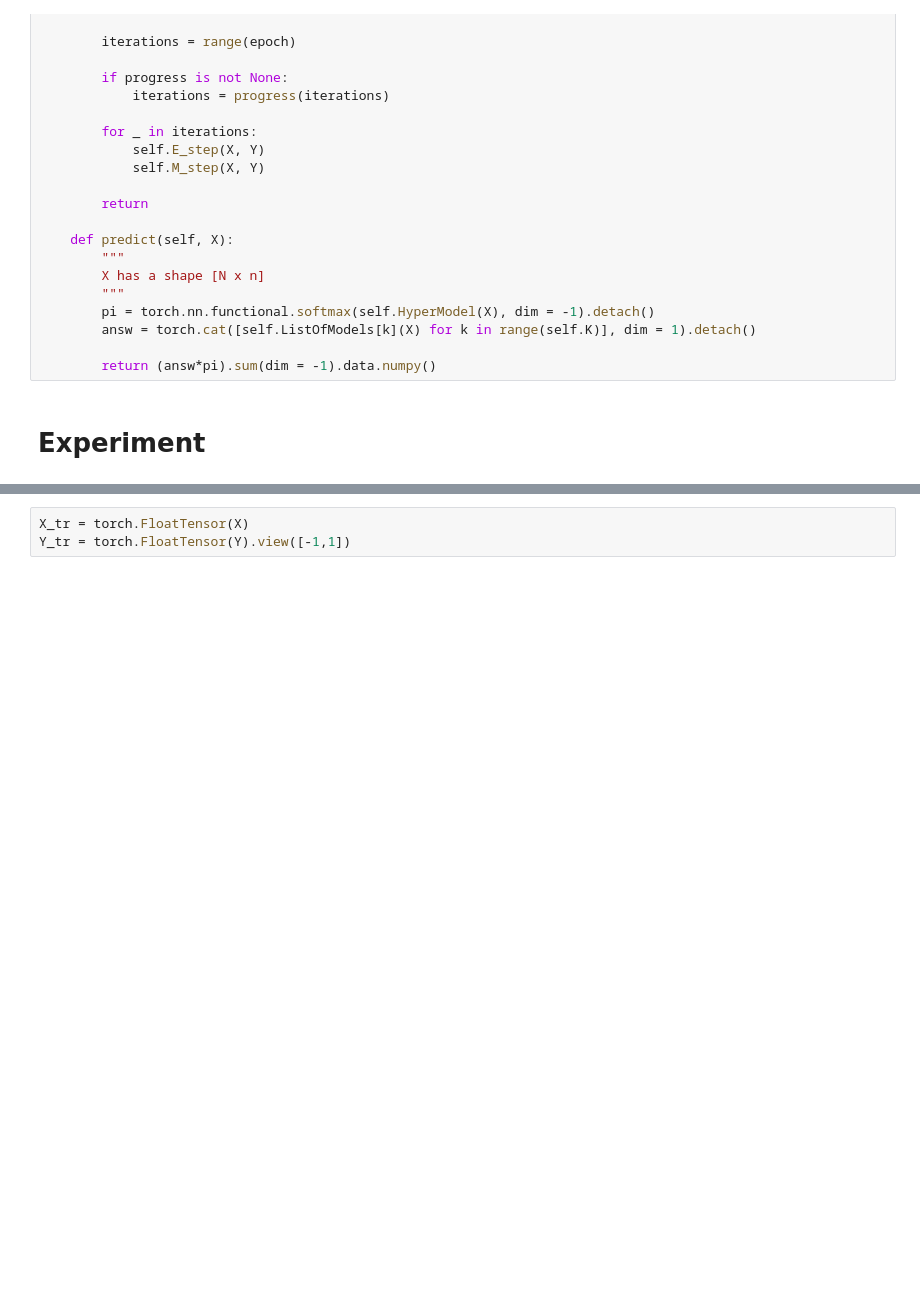
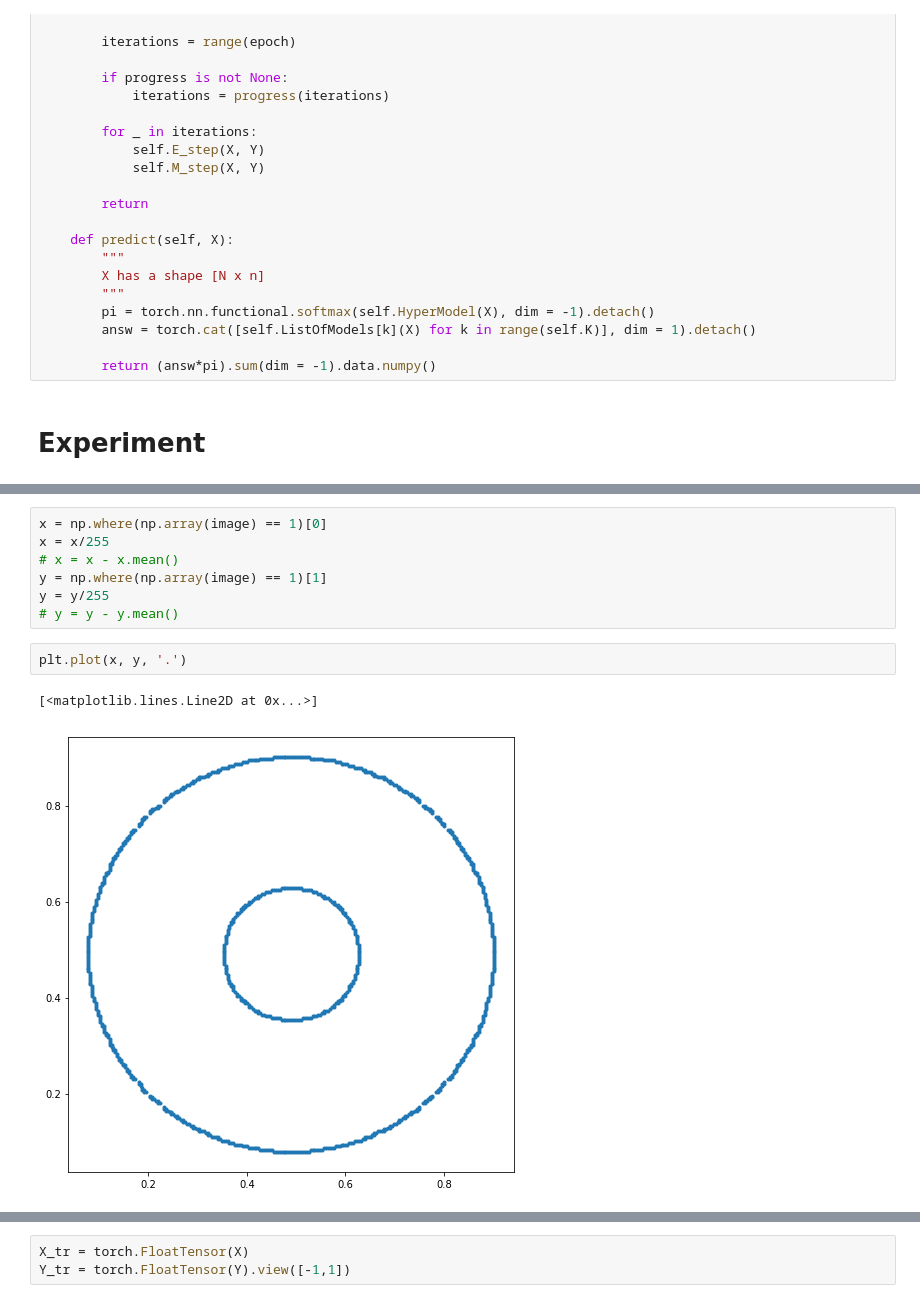
Before and after one commit to andriygav/EMprior, a Jupyter notebook: code/TorchModelConstructor.ipynb, the cells around one changed output, grey strips where cells are left out. Saved outputs shown, nothing was run; the diff lists cells and outputs as text; blank space fills up the shorter version.

```diff
--- a/code/TorchModelConstructor.ipynb
+++ b/code/TorchModelConstructor.ipynb
@@ -278,3 +424,15 @@ class MixtureExpert:
+# %%
+x = np.where(np.array(image) == 1)[0]
+x = x/255
+# x = x - x.mean()
+y = np.where(np.array(image) == 1)[1]
+y = y/255
+# y = y - y.mean()
+# %%
+plt.plot(x, y, '.')
+# %% [output]
+[<matplotlib.lines.Line2D at 0x...>]
+[figure, added]
 # %%
 N = 50
 n = 3
```
Also changed, not shown: parts of 23 cells of this notebook, 2 other files.
